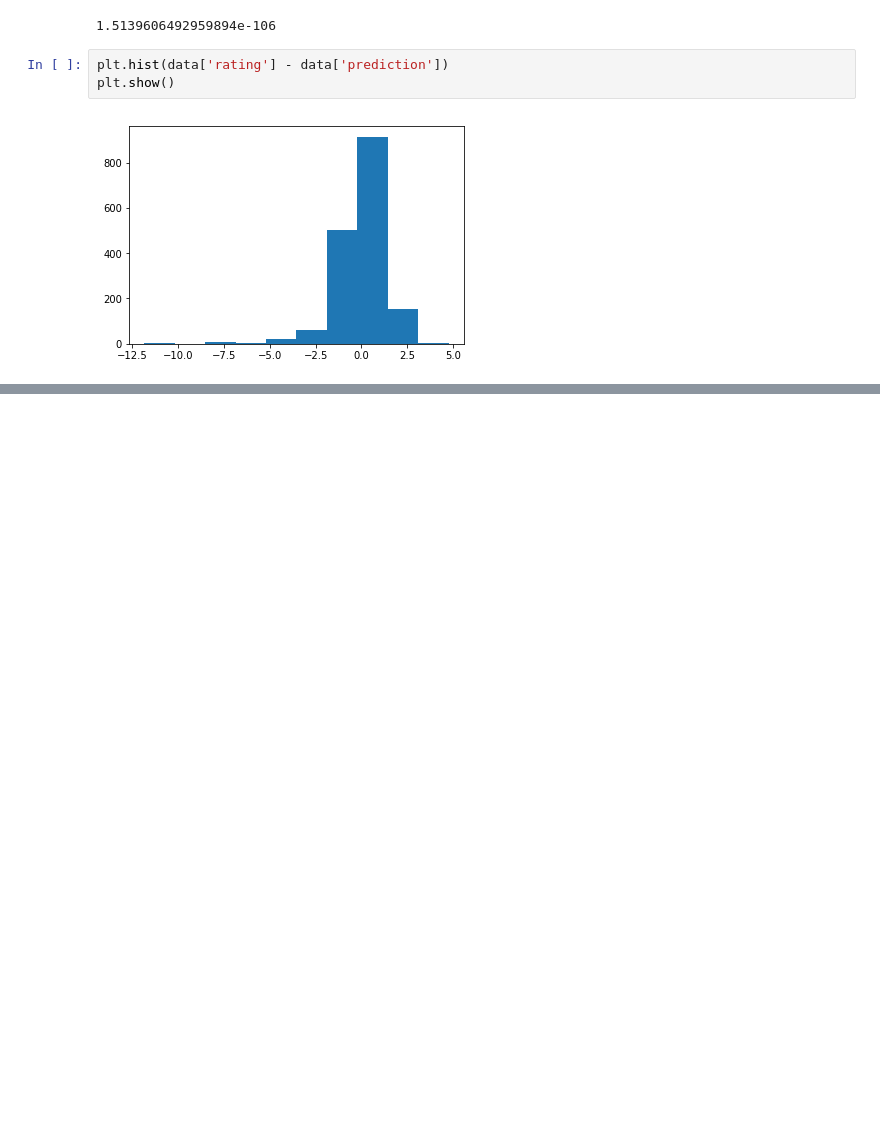
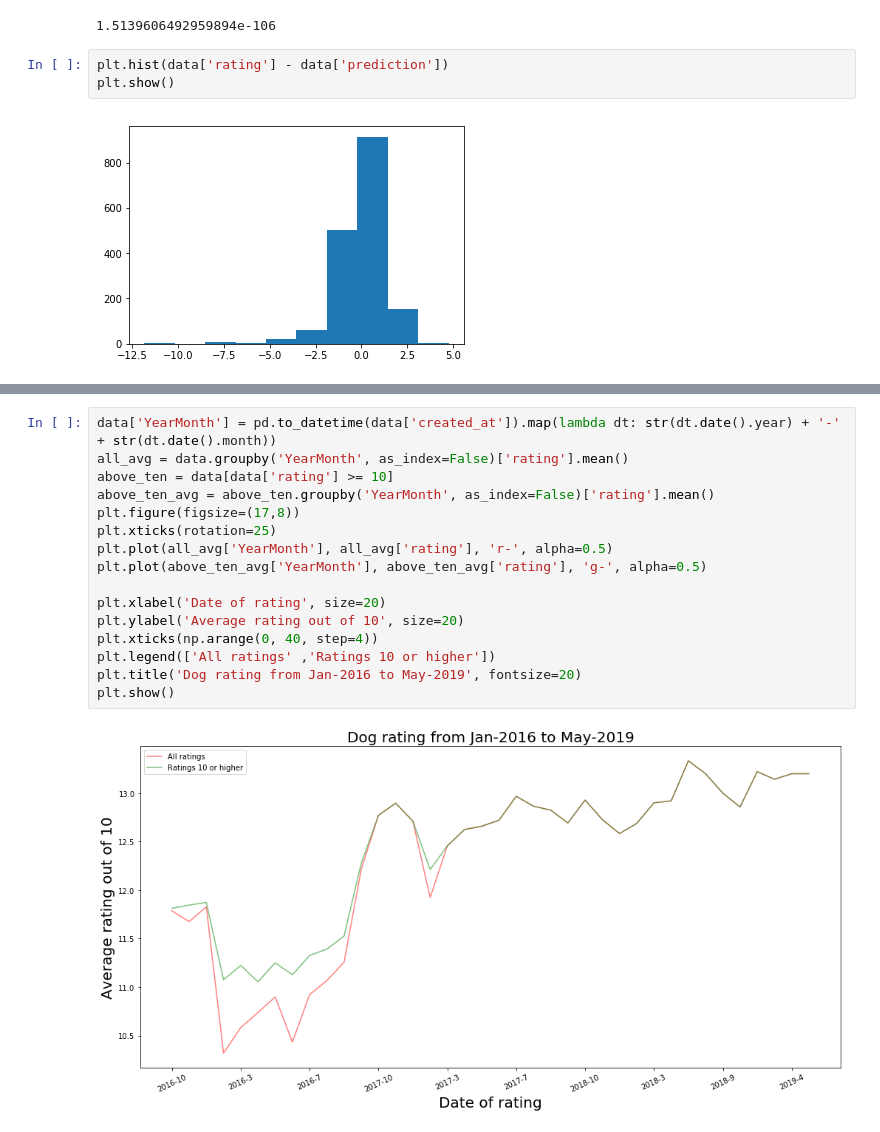
Before and after one commit to maknontawat/computational-data-science, a Jupyter notebook: e7/dog-rates.ipynb, the cells around one changed output, grey strips where cells are left out. Saved outputs shown, nothing was run; the diff lists cells and outputs as text; blank space fills up the shorter version.

```diff
--- a/e7/dog-rates.ipynb
+++ b/e7/dog-rates.ipynb
@@ -71,0 +131,18 @@ plt.show()
+# %%
+data['YearMonth'] = pd.to_datetime(data['created_at']).map(lambda dt: str(dt.date().year) + '-' + str(dt.date().month))
+all_avg = data.groupby('YearMonth', as_index=False)['rating'].mean()
+above_ten = data[data['rating'] >= 10]
+above_ten_avg = above_ten.groupby('YearMonth', as_index=False)['rating'].mean()
+plt.figure(figsize=(17,8))
+plt.xticks(rotation=25)
+plt.plot(all_avg['YearMonth'], all_avg['rating'], 'r-', alpha=0.5)
+plt.plot(above_ten_avg['YearMonth'], above_ten_avg['rating'], 'g-', alpha=0.5)
+
+plt.xlabel('Date of rating', size=20)
+plt.ylabel('Average rating out of 10', size=20)
+plt.xticks(np.arange(0, 40, step=4))
+plt.legend(['All ratings' ,'Ratings 10 or higher'])
+plt.title('Dog rating from Jan-2016 to May-2019', fontsize=20)
+plt.show()
+# %% [output]
+[figure, added]
```
Also changed, not shown: parts of 8 cells of this notebook.
